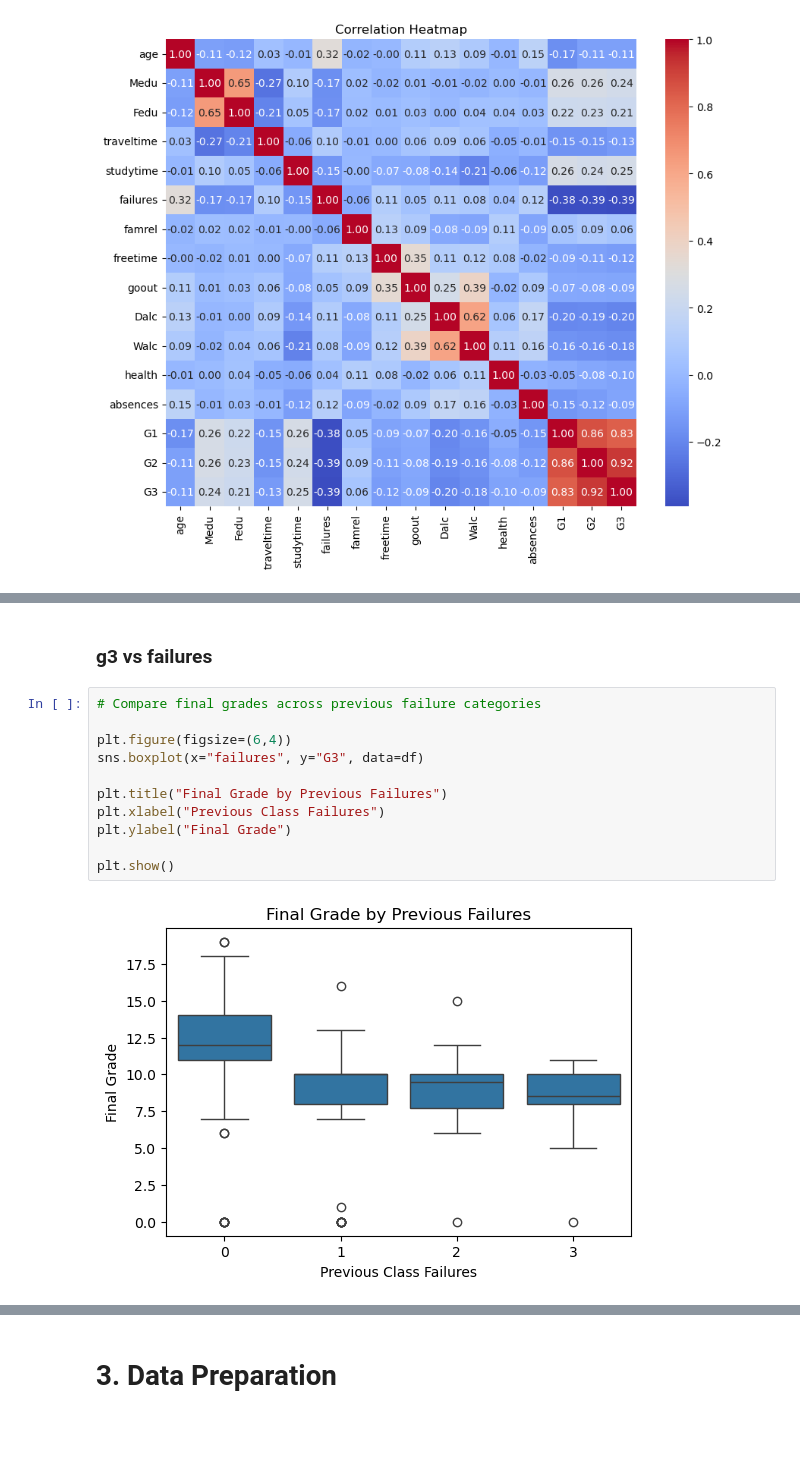
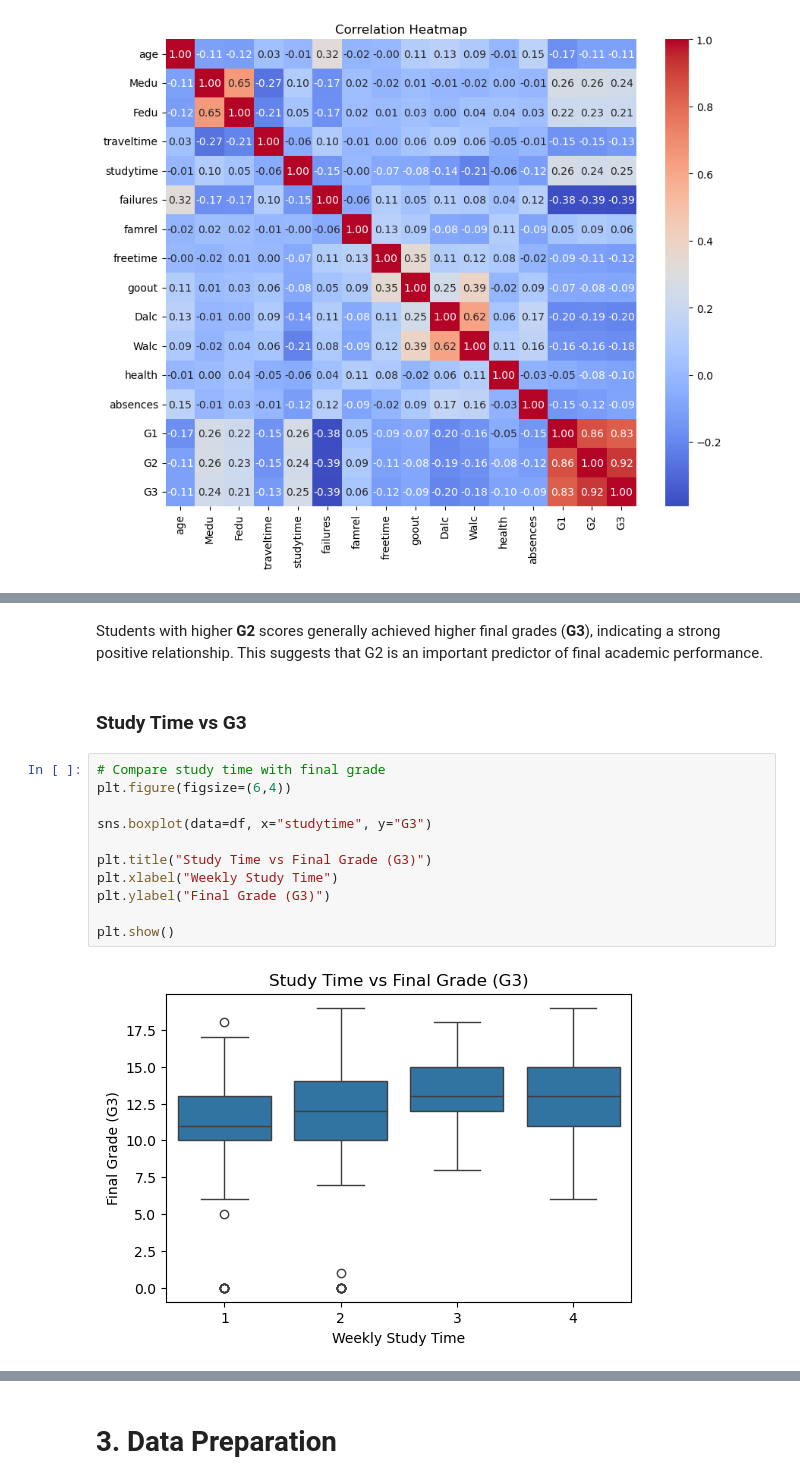
Before and after one commit to afsheenaf/student-grade-prediction, a Jupyter notebook: MLDP Program Codes Submission Template.ipynb, the cells around one changed output, grey strips where cells are left out. Saved outputs shown, nothing was run; the diff lists cells and outputs as text; blank space fills up the shorter version.

```diff
--- a/MLDP Program Codes Submission Template.ipynb
+++ b/MLDP Program Codes Submission Template.ipynb
@@ -323,15 +376,18 @@ plt.show()
+# %% [markdown]
+
+Students with higher **G2** scores generally achieved higher final grades (**G3**), indicating a strong positive relationship. This suggests that G2 is an important predictor of final academic performance.
 # %% [markdown]
-### g3 vs failures
+### Study Time vs G3
 # %%
-# Compare final grades across previous failure categories
+# Compare study time with final grade
+plt.figure(figsize=(6,4))
 
-plt.figure(figsize=(6,4))
-sns.boxplot(x="failures", y="G3", data=df)
+sns.boxplot(data=df, x="studytime", y="G3")
 
-plt.title("Final Grade by Previous Failures")
-plt.xlabel("Previous Class Failures")
-plt.ylabel("Final Grade")
+plt.title("Study Time vs Final Grade (G3)")
+plt.xlabel("Weekly Study Time")
+plt.ylabel("Final Grade (G3)")
 
 plt.show()
 # %% [output]
-[figure, old version]
+[figure, new version]
```
Also changed, not shown: parts of 152 cells of this notebook.
